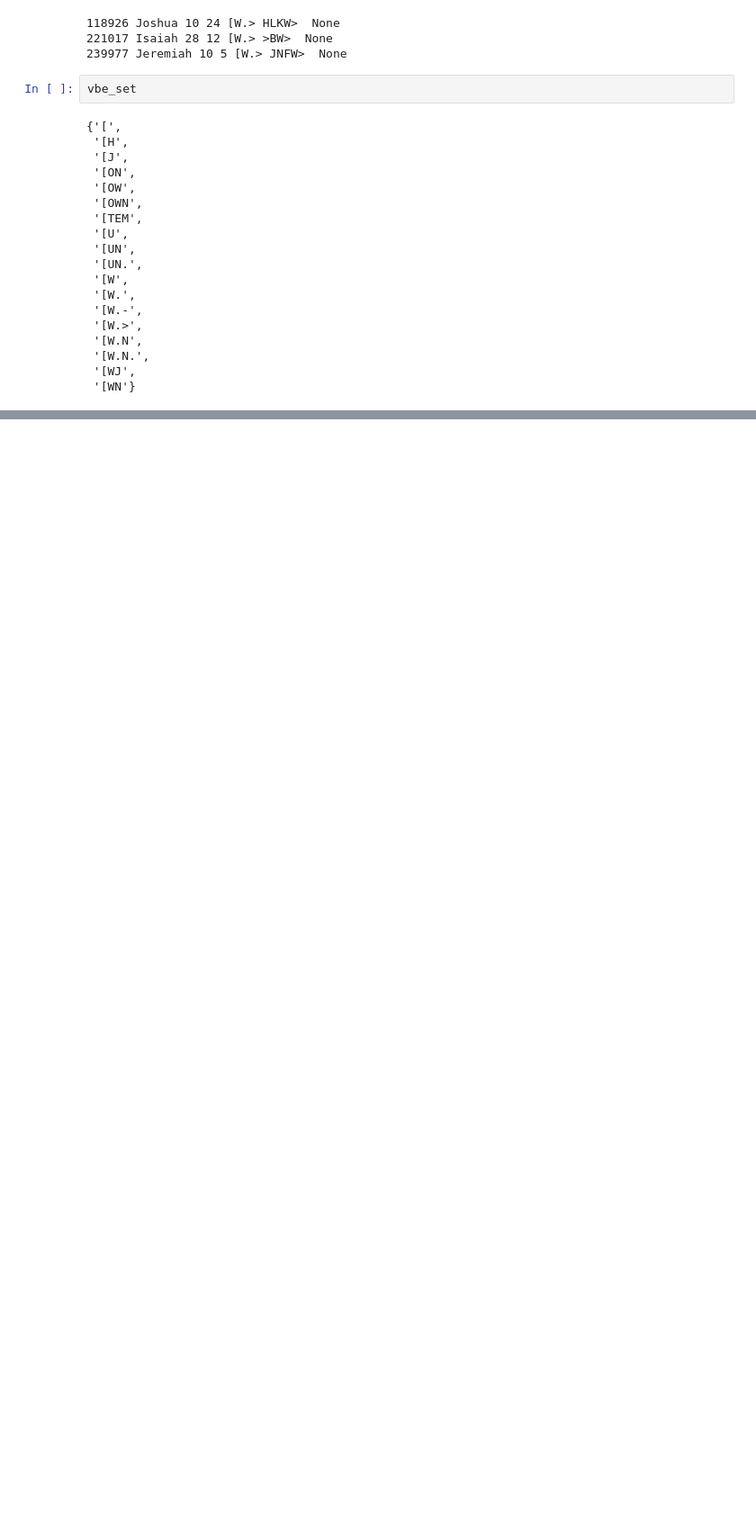
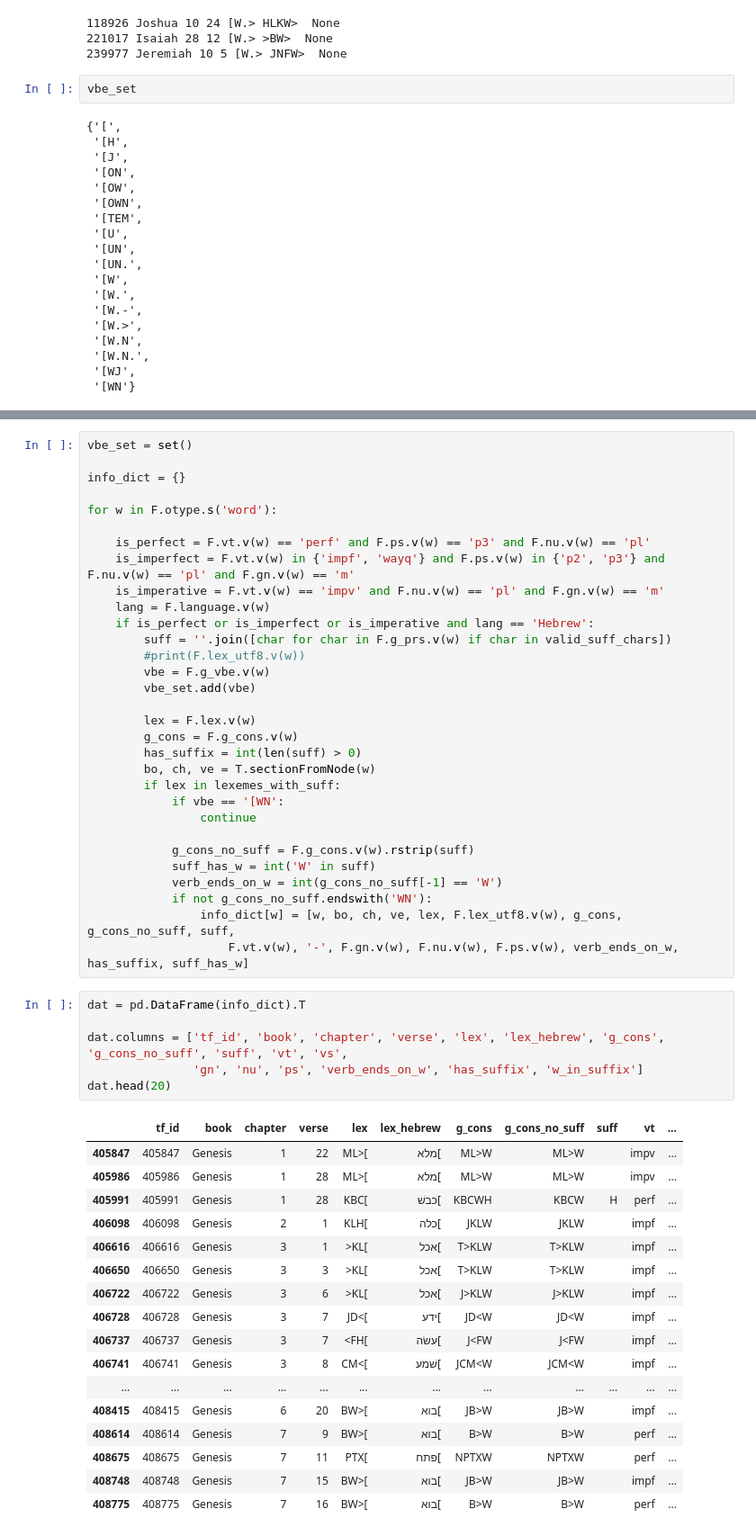
Before and after one commit to MartijnNaaijer/hebrew_spelling_variation, a Jupyter notebook: notebooks/plural_verbs.ipynb, the cells around one changed output, grey strips where cells are left out. Shown at 90% size. Cells and saved outputs as stored; diff of their text form; blank space fills up the shorter version.

```diff
--- a/notebooks/plural_verbs.ipynb
+++ b/notebooks/plural_verbs.ipynb
@@ -173,0 +235,55 @@ pd.crosstab(dat.verb_ends_on_w, dat.w_in_suffix)
+# %%
+vbe_set = set()
+
+info_dict = {}
+
+for w in F.otype.s('word'):
+
+    is_perfect = F.vt.v(w) == 'perf' and F.ps.v(w) == 'p3' and F.nu.v(w) == 'pl'
+    is_imperfect = F.vt.v(w) in {'impf', 'wayq'} and F.ps.v(w) in {'p2', 'p3'} and F.nu.v(w) == 'pl' and F.gn.v(w) == 'm'
+    is_imperative = F.vt.v(w) == 'impv' and F.nu.v(w) == 'pl' and F.gn.v(w) == 'm'
+    lang = F.language.v(w)
+    if is_perfect or is_imperfect or is_imperative and lang == 'Hebrew':
+        suff = ''.join([char for char in F.g_prs.v(w) if char in valid_suff_chars])
+        #print(F.lex_utf8.v(w))
+        vbe = F.g_vbe.v(w)
+        vbe_set.add(vbe)
+
+        lex = F.lex.v(w)
+        g_cons = F.g_cons.v(w)
+        has_suffix = int(len(suff) > 0)
+        bo, ch, ve = T.sectionFromNode(w)
+        if lex in lexemes_with_suff:
+            if vbe == '[WN':
+                continue
+
+            g_cons_no_suff = F.g_cons.v(w).rstrip(suff)
+            suff_has_w = int('W' in suff)
+            verb_ends_on_w = int(g_cons_no_suff[-1] == 'W')
+            if not g_cons_no_suff.endswith('WN'):
+                info_dict[w] = [w, bo, ch, ve, lex, F.lex_utf8.v(w), g_cons, g_cons_no_suff, suff,
+                    F.vt.v(w), '-', F.gn.v(w), F.nu.v(w), F.ps.v(w), verb_ends_on_w, has_suffix, suff_has_w]
+# %%
+dat = pd.DataFrame(info_dict).T
+
+dat.columns = ['tf_id', 'book', 'chapter', 'verse', 'lex', 'lex_hebrew', 'g_cons', 'g_cons_no_suff', 'suff', 'vt', 'vs',
+               'gn', 'nu', 'ps', 'verb_ends_on_w', 'has_suffix', 'w_in_suffix']
+dat.head(20)
+# %% [output]
+|  | tf_id | book | chapter | verse | lex | lex_hebrew | g_cons | g_cons_no_suff | suff | vt | ... |
+| 405847 | 405847 | Genesis | 1 | 22 | ML>[ | מלא[ | ML>W | ML>W |  | impv | ... |
+| 405986 | 405986 | Genesis | 1 | 28 | ML>[ | מלא[ | ML>W | ML>W |  | impv | ... |
+| 405991 | 405991 | Genesis | 1 | 28 | KBC[ | כבשׁ[ | KBCWH | KBCW | H | perf | ... |
+| 406098 | 406098 | Genesis | 2 | 1 | KLH[ | כלה[ | JKLW | JKLW |  | impf | ... |
+| 406616 | 406616 | Genesis | 3 | 1 | >KL[ | אכל[ | T>KLW | T>KLW |  | impf | ... |
+| 406650 | 406650 | Genesis | 3 | 3 | >KL[ | אכל[ | T>KLW | T>KLW |  | impf | ... |
+| 406722 | 406722 | Genesis | 3 | 6 | >KL[ | אכל[ | J>KLW | J>KLW |  | impf | ... |
+| 406728 | 406728 | Genesis | 3 | 7 | JD<[ | ידע[ | JD<W | JD<W |  | impf | ... |
+| 406737 | 406737 | Genesis | 3 | 7 | <FH[ | עשׂה[ | J<FW | J<FW |  | impf | ... |
+| 406741 | 406741 | Genesis | 3 | 8 | CM<[ | שׁמע[ | JCM<W | JCM<W |  | impf | ... |
+| ... | ... | ... | ... | ... | ... | ... | ... | ... | ... | ... | ... |
+| 408415 | 408415 | Genesis | 6 | 20 | BW>[ | בוא[ | JB>W | JB>W |  | impf | ... |
+| 408614 | 408614 | Genesis | 7 | 9 | BW>[ | בוא[ | B>W | B>W |  | perf | ... |
+| 408675 | 408675 | Genesis | 7 | 11 | PTX[ | פתח[ | NPTXW | NPTXW |  | perf | ... |
+| 408748 | 408748 | Genesis | 7 | 15 | BW>[ | בוא[ | JB>W | JB>W |  | impf | ... |
+| 408775 | 408775 | Genesis | 7 | 16 | BW>[ | בוא[ | B>W | B>W |  | perf | ... |
```
Also changed, not shown: parts of 11 cells of this notebook, 2 other files.
